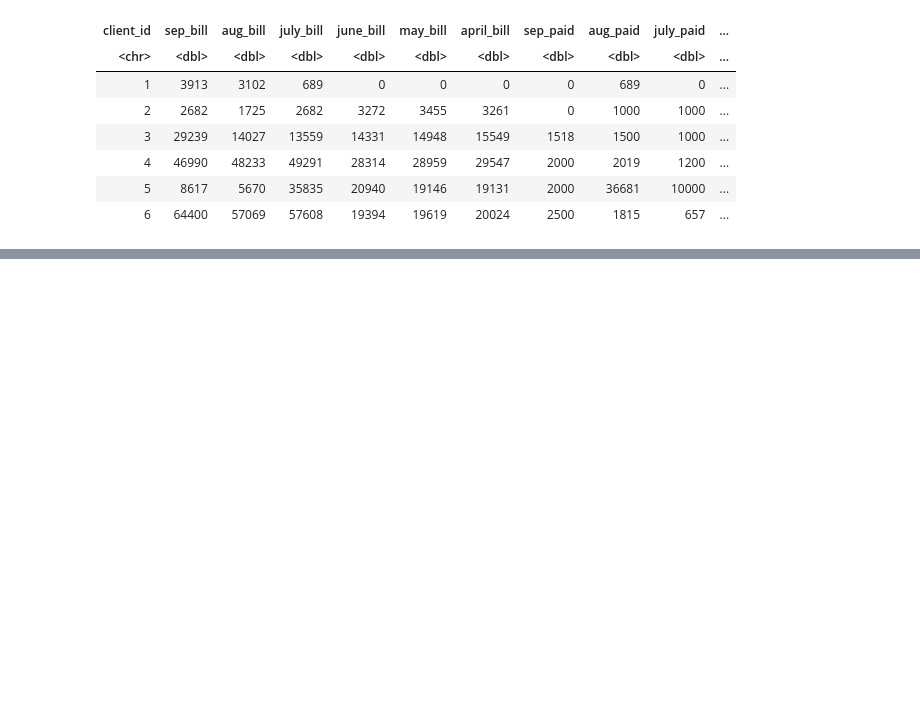
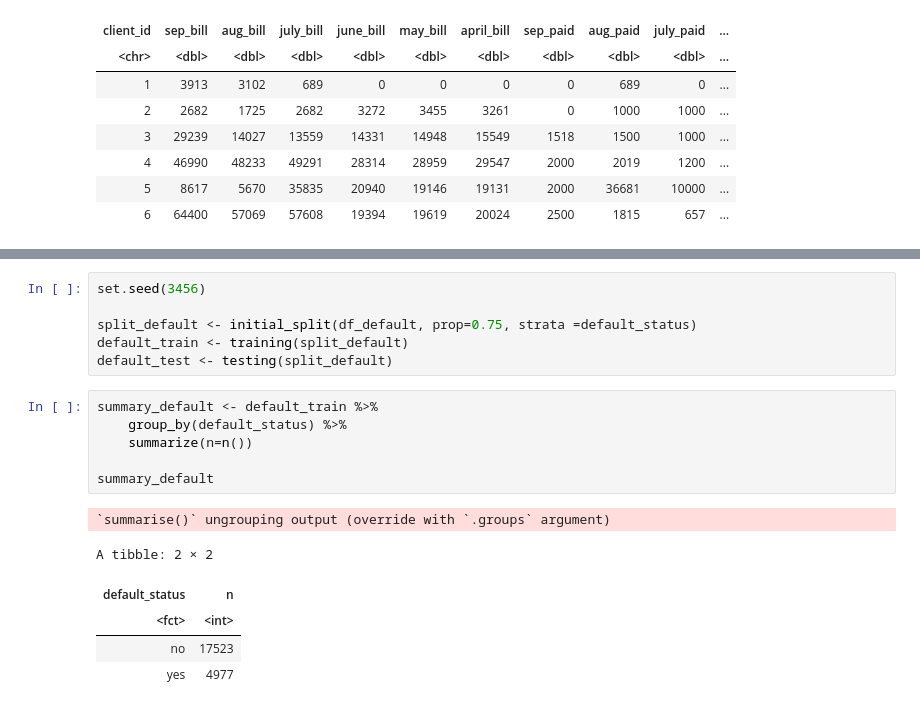
Before and after one commit to jorosafi/dsci-group-project, a Jupyter notebook: default-prediction.ipynb, the cells around one changed output, grey strips where cells are left out. Saved outputs shown, nothing was run; the diff lists cells and outputs as text; blank space fills up the shorter version.

```diff
--- a/default-prediction.ipynb
+++ b/default-prediction.ipynb
@@ -92,0 +82,19 @@ sep_bill_plot
+# %%
+set.seed(3456)
+
+split_default <- initial_split(df_default, prop=0.75, strata =default_status)
+default_train <- training(split_default)
+default_test <- testing(split_default)
+# %%
+summary_default <- default_train %>%
+    group_by(default_status) %>%
+    summarize(n=n())
+
+summary_default
+# %% [output]
+`summarise()` ungrouping output (override with `.groups` argument)
+A tibble: 2 × 2
+| default_status | n |
+| <fct> | <int> |
+| no | 17523 |
+| yes | 4977 |
```
Also changed, not shown: parts of 5 cells of this notebook.
